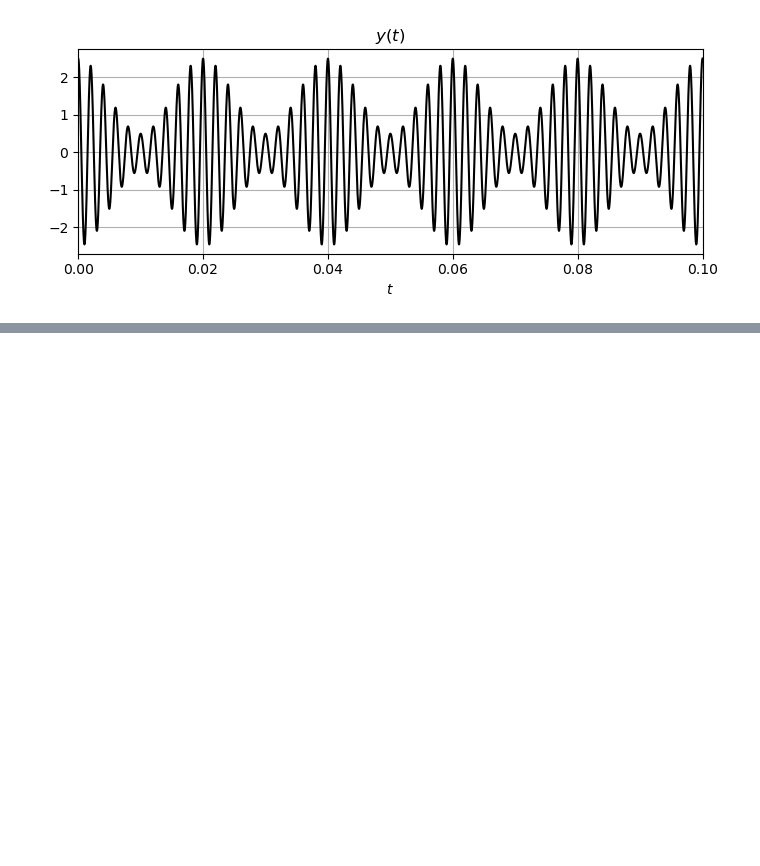
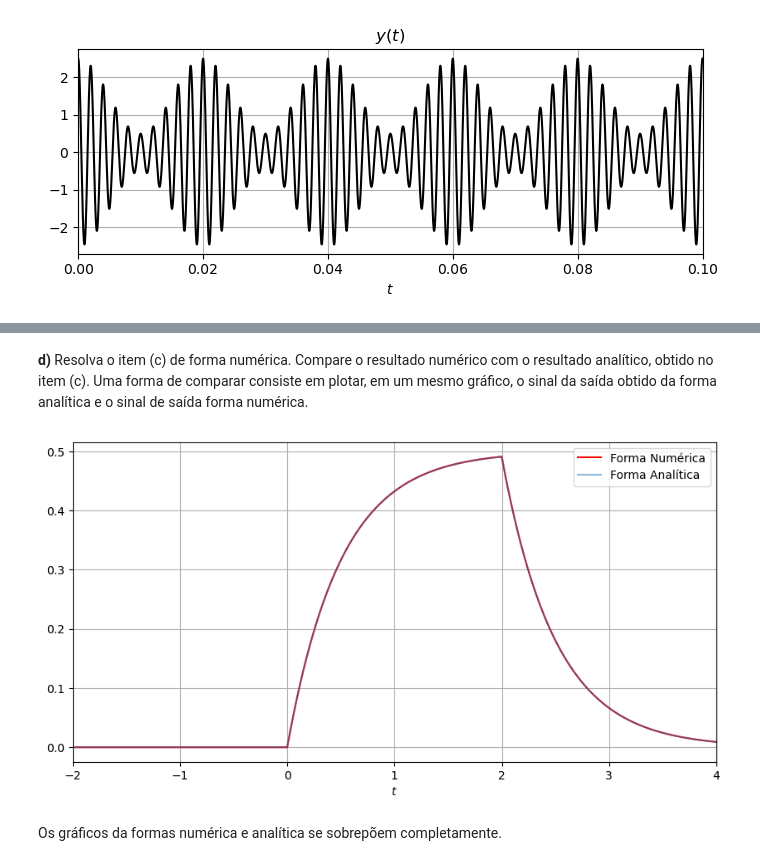
Before and after one commit to eltonlima01/signals-and-systems, a Jupyter notebook: 1st-Computational-Assignment/main.ipynb, the cells around one changed output, grey strips where cells are left out. Drawn from its saved outputs; the diff is of its cells as text; code cells hidden in the pictures; blank space fills up the shorter version.

```diff
--- a/1st-Computational-Assignment/main.ipynb
+++ b/1st-Computational-Assignment/main.ipynb
@@ -183,0 +240,32 @@ plt.show ()
+# %% [markdown]
+**d)** Resolva o item (c) de forma numérica. Compare o resultado numérico com o resultado analítico, obtido no item (c). Uma forma de comparar consiste em plotar, em um mesmo gráfico, o sinal da saída obtido da forma analítica e o sinal de saída forma numérica.
+# %%
+t1, t2 = -2, 4
+points = 10_000
+t = np.linspace (t1, t2, points)
+
+u1 = 1.0 * (t >= 0)
+u2 = 1.0 * (t >= 2)
+
+x = u1 - u2
+h = np.exp (-2 * t) * u1
+
+dt = (t2 - t1) / points
+y_num = dt * np.convolve (x, h)
+
+t_num = np.linspace (2 * t1, 2 * t2, len (y_num))
+
+y_ana = (u1 * ((1 - np.exp (-2 * t)) / 2)) - (u2 * ((1 - np.exp (-2 * (t - 2))) / 2))
+
+plt.figure (figsize = (10, 5))
+plt.plot (t_num, y_num, 'r', label = "Forma Numérica")
+plt.plot (t, y_ana, label = "Forma Analítica", alpha = 0.5)
+plt.xlabel ("$t$")
+plt.grid ()
+plt.xlim ([t1, t2])
+plt.legend (loc = "upper right")
+plt.show ()
+# %% [output]
+[figure, added]
+# %% [markdown]
+Os gráficos da formas numérica e analítica se sobrepõem completamente.
```
Also changed, not shown: parts of 7 cells of this notebook.
